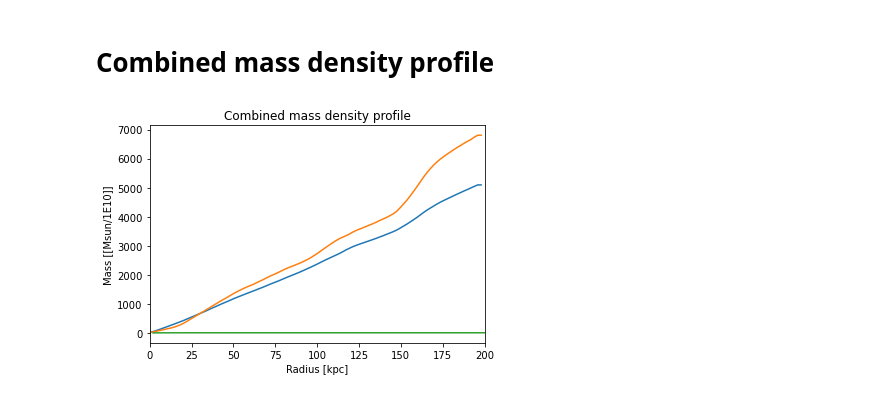
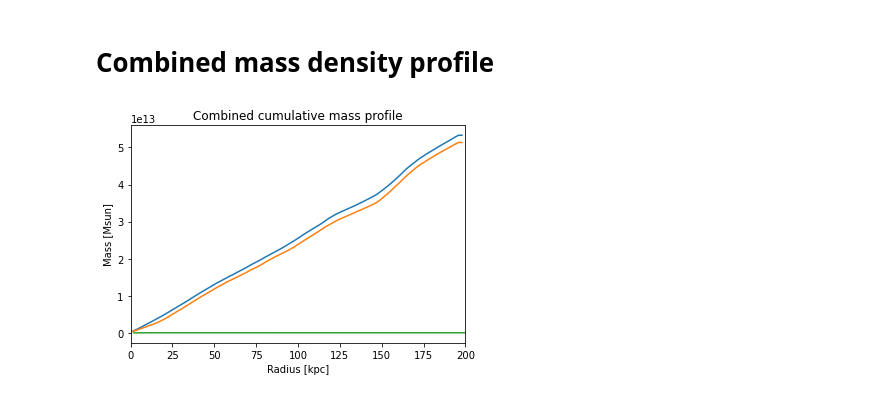
Before and after one commit to aeden2019/fire_mass, a Jupyter notebook: fire_mass.ipynb, the cells around one changed output. Drawn from its saved outputs; the diff is of its cells as text; code cells hidden in the pictures.

```diff
--- a/fire_mass.ipynb
+++ b/fire_mass.ipynb
@@ -191,0 +200,3 @@ Calculated gamma:  -0.5617534010051383    Expected: 2.6
+# %%
+# Call binned beta function
+betaArr = b.beta_r(starPos, starVel, n_bins=100, rmax=rmax)
@@ -192,3 +214,6 @@ Calculated gamma:  -0.5617534010051383    Expected: 2.6
+# %%
+# Set beta to use beta array instead of float
+beta = betaArr[1]
 # %% [markdown]
 # Use mass estimator
 # %%
@@ -196,11 +221,10 @@ Calculated gamma:  -0.5617534010051383    Expected: 2.6
 import mass_estimators
 # %%
 # Force values for now
-alpha = 0.55
-beta = 0
-gamma = 2.7
+alpha = 0.5
+gamma = 2.6
 # %%
 # Call the profile estimator
-mass = mass_estimators.mass_estimator_profile(alpha, beta, gamma, starPos, starVel, rmin, rmax, nbins=100)
+mass = mass_estimators.mass_estimator_profile(alpha, beta, gamma, starPos, starVel, rmin, rmax, nbins=len(beta))
 # %%
 # Assign radius and mass outputs
@@ -253,13 +277,13 @@ plt.show()
 # %%
 # Plot the expected mass from FIRE
 fig, ax = plt.subplots()
-ax.plot(radius, np.cumsum(mass_v[1:]), label='mass_v (from 3d velocities)')
-ax.plot(radius, np.cumsum(mass_vr[1:]), label='mass_vr (from radial velocities)')
-ax.plot(fireRadius[1:], np.cumsum(fireMass)/1E10, label='fireMass (from FIRE data)')
+ax.plot(radius, np.cumsum(mass_v[1:])*1E10, label='mass_v (from 3d velocities)')
+ax.plot(radius, np.cumsum(mass_vr[1:])*1E10, label='mass_vr (from radial velocities)')
+ax.plot(fireRadius[1:], np.cumsum(fireMass), label='fireMass (from FIRE data)')
 ax.set_xlabel('Radius [kpc]')
-ax.set_ylabel('Mass [[Msun/1E10]]')
+ax.set_ylabel('Mass [Msun]')
 ax.set_xlim(rmin, rmax)
 plt.title('Combined cumulative mass profile')
 plt.show()
 # %% [output]
-[figure, old version]
+[figure, new version]
```
Also changed, not shown: parts of 11 cells of this notebook.
